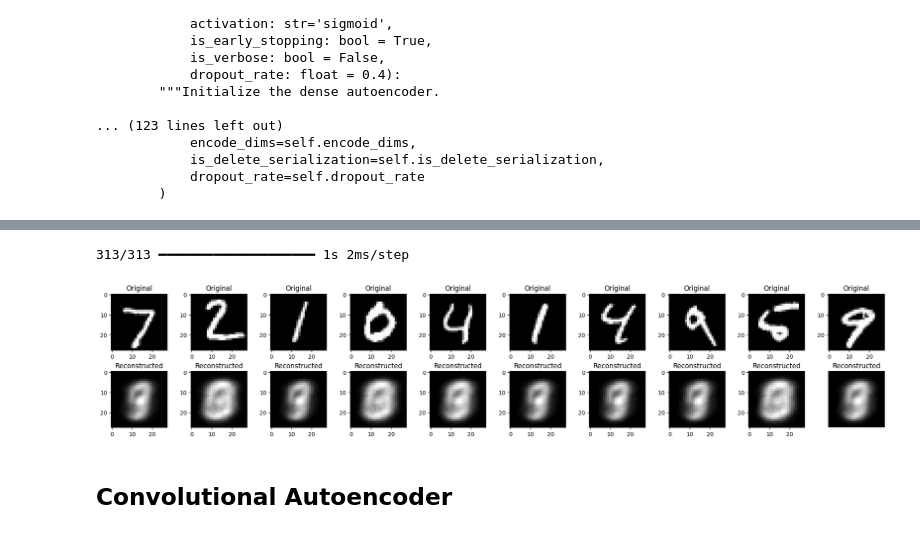
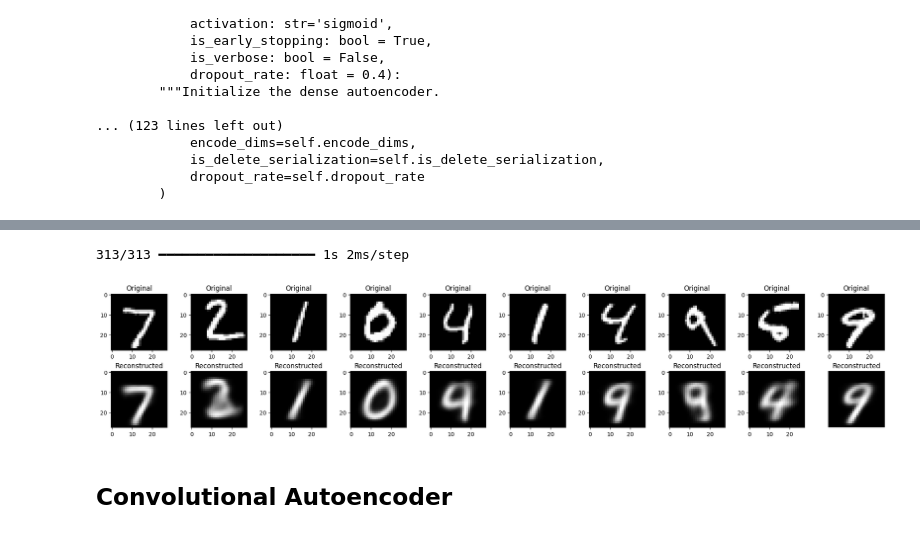
Before and after one commit to joseph-hellerstein/pixel_proficiency, a Jupyter notebook: notebooks/Pixel_Proficiency_4_self-supervised-autoencoders.ipynb, the cells around one changed output, grey strips where cells are left out. Drawn from its saved outputs; the diff is of its cells as text; code cells hidden in the pictures.

Commit message:
Refined notebook

```diff
--- a/notebooks/Pixel_Proficiency_4_self-supervised-autoencoders.ipynb
+++ b/notebooks/Pixel_Proficiency_4_self-supervised-autoencoders.ipynb
@@ -80,11 +87,17 @@ if os.path.isdir("src"):
     !rm -rf src
 !mv pixel_proficiency/src .
 # %%
-NOTEBOOK_PATH = os.path.dirname(ipynbname.path())
+NOTEBOOK_PATH = os.getcwd()
 SRC_PATH = os.path.join(NOTEBOOK_PATH, "src")
 sys.path.insert(0, SRC_PATH)
 # Serialized experiments
 PROJECT_PATH = os.path.dirname(NOTEBOOK_PATH)
 EXPERIMENTS_PATH = os.path.join(NOTEBOOK_PATH, "pixel_proficiency", "experiments")
-MNIST_DENSE = os.path.join(EXPERIMENTS_PATH, "mnist_dense",
+PATH_DAE_MNIST = os.path.join(EXPERIMENTS_PATH, "mnist_dense",
         "mnist_encode_dims-784__128__64__16__activation-sigmoid__dropout_rate-0.4__batch_size-128__autoencoder-DenseAutoencoder")
+PATH_CAE_MNIST = os.path.join(EXPERIMENTS_PATH, "mnist_convolutional",
+        "mnist_image_shape-28__28__1__filter_sizes-128__64__16__activation-sigmoid__dropout_rate-0.4__batch_size-128__autoencoder-ConvolutionalAutoencoder")
+PATH_DAE_ANIMALS = os.path.join(EXPERIMENTS_PATH, "animals_dense",
+        "animals_encode_dims-27648__512__128__16__activation-sigmoid__dropout_rate-0.4__batch_size-128__autoencoder-DenseAutoencoder")
+PATH_CAE_ANIMALS = os.path.join(EXPERIMENTS_PATH, "animals_convolutional",
+        "animals_image_shape-96__96__3__filter_sizes-256__128__64__batch_size-128__autoencoder-ConvolutionalAutoencoder")
@@ -348,11 +349,10 @@ Model: "functional_3"
 # %%
 # Serialized model trained on 1,000 epochs
-base_path = dae.makeBasePath(batch_size=128, data_name="mnist")
-DAE_MNIST = DenseAutoencoder.deserialize(base_path)
-dae.plot(X_MNIST_TEST)
+DAE_MNIST = DenseAutoencoder.deserialize(PATH_DAE_MNIST)
+DAE_MNIST.plot(X_MNIST_TEST)
 # %% [output]
 313/313 ━━━━━━━━━━━━━━━━━━━━ 1s 2ms/step
-[figure, old version]
+[figure, new version]
 # %% [markdown]
 ## Convolutional Autoencoder
 # %%
```
Also changed, not shown: parts of 54 cells of this notebook, 2 other files.
